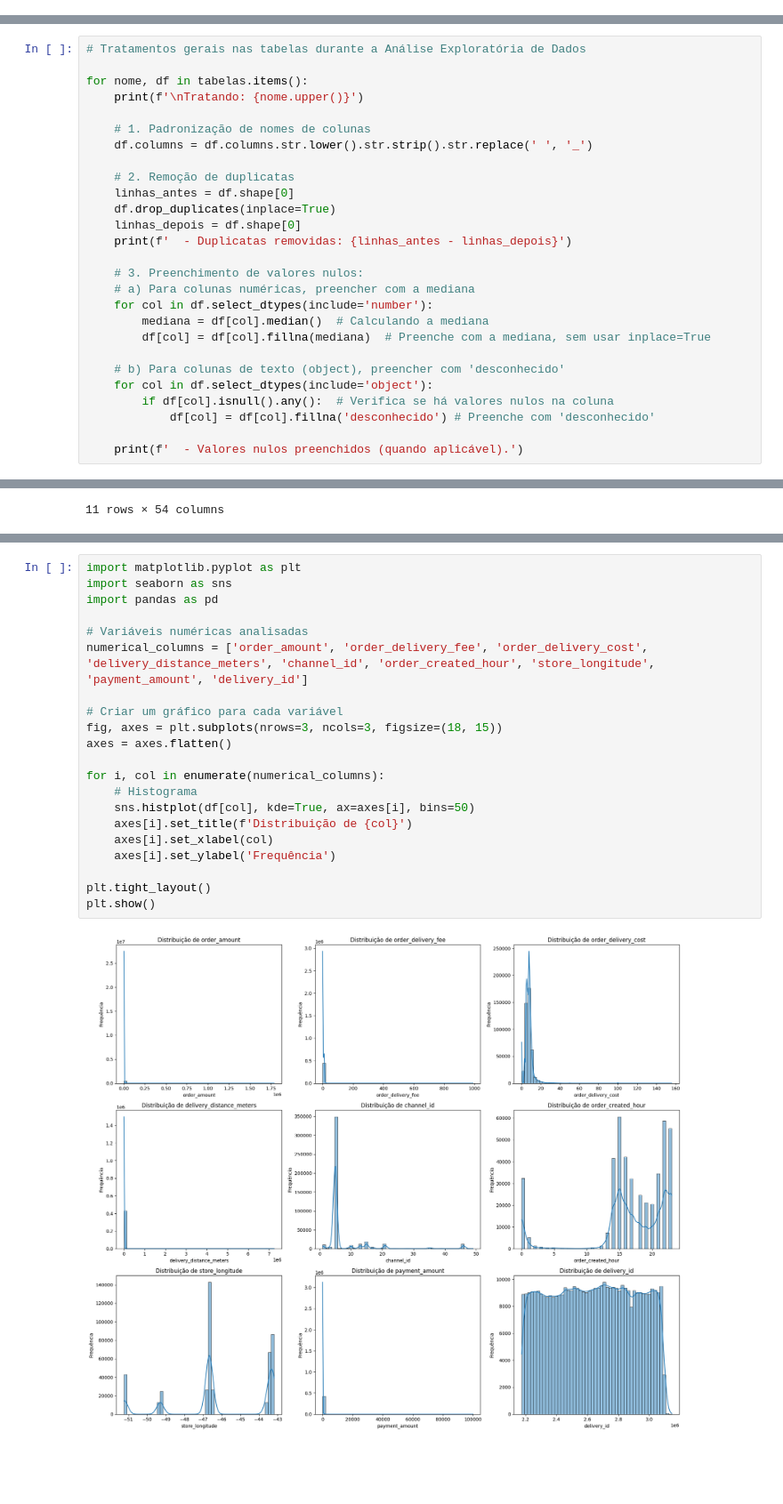
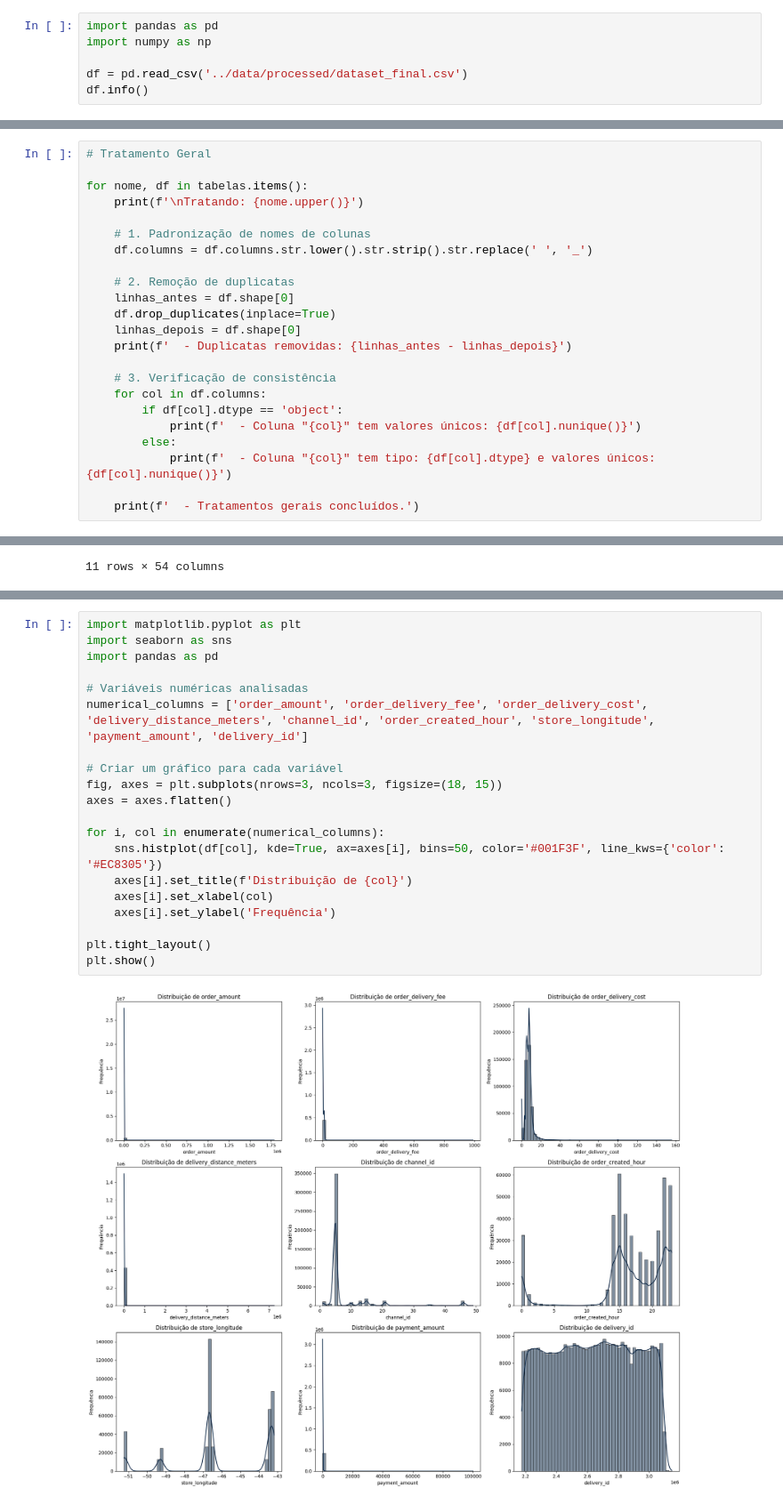
Before and after one commit to joao-paulo-alt/challenge-fiap, a Jupyter notebook: notebooks/05-Análise_Exploratória.ipynb, the cells around one changed output, grey strips where cells are left out. Shown: that part at 89% size. Saved outputs shown, nothing was run; the diff lists cells and outputs as text; blank space fills up the shorter version.

Commit message:
Atualização: análise de dados

```diff
--- a/notebooks/05-Análise_Exploratória.ipynb
+++ b/notebooks/05-Análise_Exploratória.ipynb
@@ -133,0 +136,6 @@ Foram carregadas **7 tabelas** referentes ao ecossistema de pedidos e entregas:
+# %%
+import pandas as pd
+import numpy as np
+
+df = pd.read_csv('../data/processed/dataset_final.csv')
+df.info()
@@ -134,5 +287,5 @@ Foram carregadas **7 tabelas** referentes ao ecossistema de pedidos e entregas:
 # %%
-# Tratamentos gerais nas tabelas durante a Análise Exploratória de Dados
+# Tratamento Geral
 
 for nome, df in tabelas.items():
     print(f'\nTratando: {nome.upper()}')
@@ -146,18 +299,14 @@ for nome, df in tabelas.items():
     linhas_depois = df.shape[0]
     print(f'  - Duplicatas removidas: {linhas_antes - linhas_depois}')
 
-    # 3. Preenchimento de valores nulos:
-    # a) Para colunas numéricas, preencher com a mediana
-    for col in df.select_dtypes(include='number'):
-        mediana = df[col].median()  # Calculando a mediana
-        df[col] = df[col].fillna(mediana)  # Preenche com a mediana, sem usar inplace=True
+    # 3. Verificação de consistência
+    for col in df.columns:
+        if df[col].dtype == 'object':
+            print(f'  - Coluna "{col}" tem valores únicos: {df[col].nunique()}')
+        else:
+            print(f'  - Coluna "{col}" tem tipo: {df[col].dtype} e valores únicos: {df[col].nunique()}')
 
-    # b) Para colunas de texto (object), preencher com 'desconhecido'
-    for col in df.select_dtypes(include='object'):
-        if df[col].isnull().any():  # Verifica se há valores nulos na coluna
-            df[col] = df[col].fillna('desconhecido') # Preenche com 'desconhecido'
-
-    print(f'  - Valores nulos preenchidos (quando aplicável).')
+    print(f'  - Tratamentos gerais concluídos.')
 # %% [output]
 Tratando: DELIVERIES
   - Duplicatas removidas: 0
@@ -290,24 +431,23 @@ Em resumo, a análise de skew e kurtosis permitiu identificar importantes desvio
 # %%
 import matplotlib.pyplot as plt
 import seaborn as sns
 import pandas as pd
 
 # Variáveis numéricas analisadas
 numerical_columns = ['order_amount', 'order_delivery_fee', 'order_delivery_cost', 'delivery_distance_meters', 'channel_id', 'order_created_hour', 'store_longitude', 'payment_amount', 'delivery_id']
 
 # Criar um gráfico para cada variável
 fig, axes = plt.subplots(nrows=3, ncols=3, figsize=(18, 15))
 axes = axes.flatten()
 
 for i, col in enumerate(numerical_columns):
-    # Histograma
-    sns.histplot(df[col], kde=True, ax=axes[i], bins=50)
+    sns.histplot(df[col], kde=True, ax=axes[i], bins=50, color='#001F3F', line_kws={'color': '#EC8305'})
     axes[i].set_title(f'Distribuição de {col}')
     axes[i].set_xlabel(col)
     axes[i].set_ylabel('Frequência')
 
 plt.tight_layout()
 plt.show()
 # %% [output]
-[figure, old version]
+[figure, new version]
 # %% [markdown]
```
Also changed, not shown: parts of 39 cells of this notebook.
